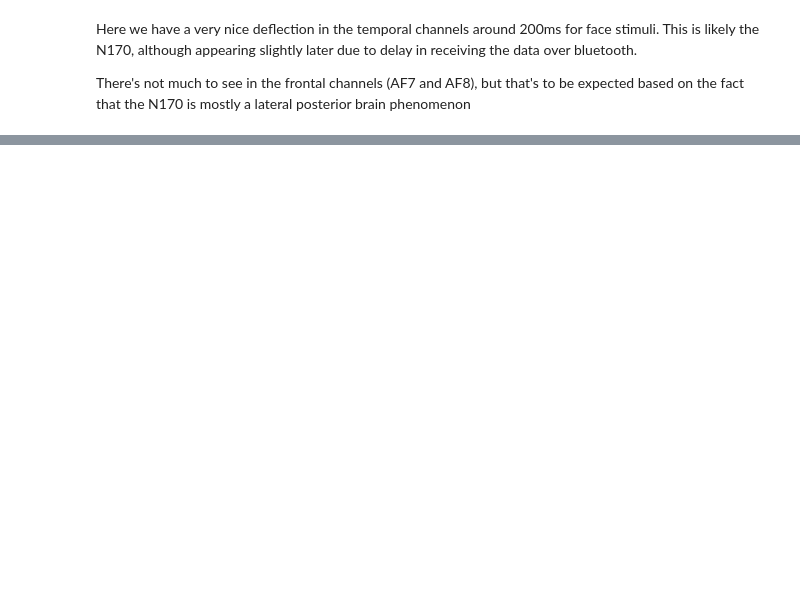
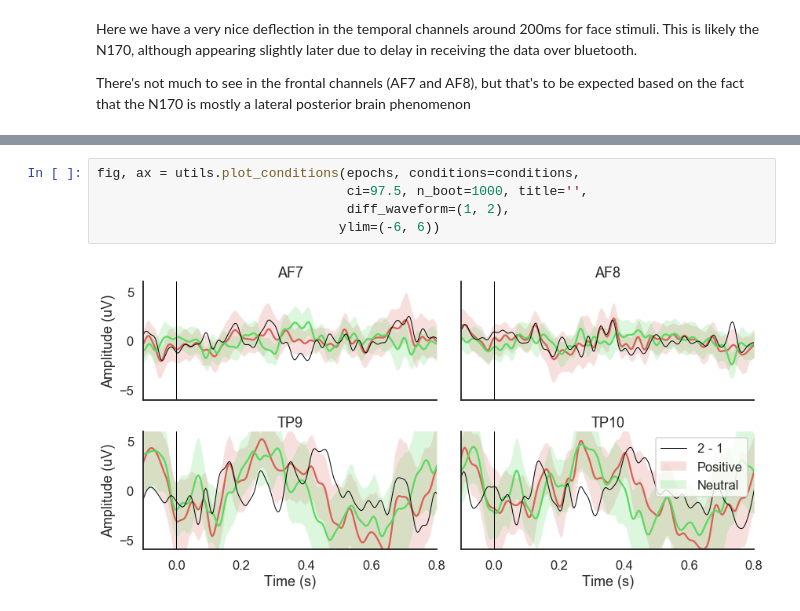
Before and after one commit to nomcomm/MediaNeuroscienceOnAShoestring_JMP, a Jupyter notebook: scripts/muse_analysis01.ipynb, the cells around one changed output, grey strips where cells are left out. Drawn from its saved outputs; the diff is of its cells as text; blank space fills up the shorter version.

```diff
--- a/scripts/muse_analysis01.ipynb
+++ b/scripts/muse_analysis01.ipynb
@@ -105,0 +157,7 @@ There's not much to see in the frontal channels (AF7 and AF8), but that's to be
+# %%
+fig, ax = utils.plot_conditions(epochs, conditions=conditions,
+                                ci=97.5, n_boot=1000, title='',
+                                diff_waveform=(1, 2),
+                               ylim=(-6, 6))
+# %% [output]
+[figure, added]
```
Also changed, not shown: parts of 9 cells of this notebook.
